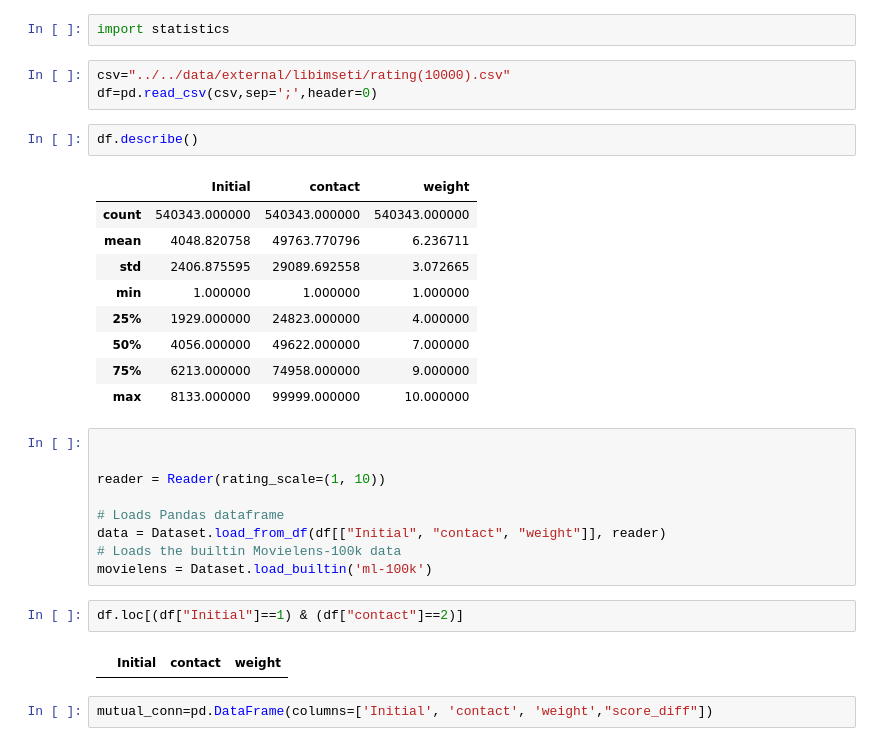
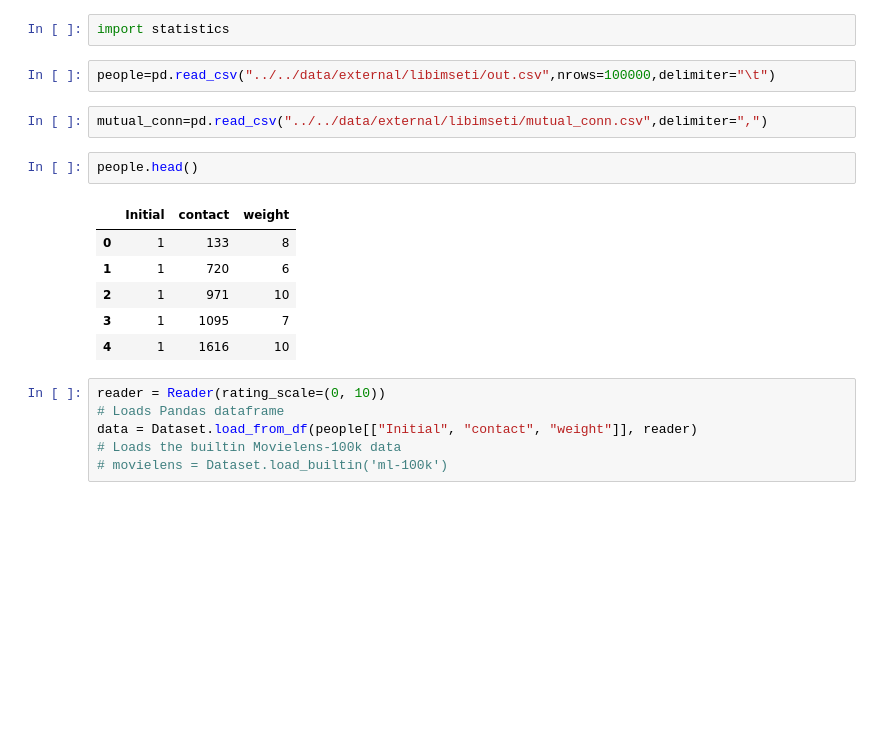
Before and after one commit to IskandaF/teamlab, a Jupyter notebook: notebooks/experiments/surprise.ipynb, the cells around one changed output. Drawn from its saved outputs; the diff is of its cells as text; blank space fills up the shorter version.

```diff
--- a/notebooks/experiments/surprise.ipynb
+++ b/notebooks/experiments/surprise.ipynb
@@ -4,33 +4,22 @@ from surprise import Dataset
 from surprise import Reader
 # %%
 import statistics
-# %%
-csv="../../data/external/libimseti/rating(10000).csv"
-df=pd.read_csv(csv,sep=';',header=0)
-# %%
-df.describe()
-# %% [output]
-|  | Initial | contact | weight |
-| count | 540343.000000 | 540343.000000 | 540343.000000 |
-| mean | 4048.820758 | 49763.770796 | 6.236711 |
-| std | 2406.875595 | 29089.692558 | 3.072665 |
-| min | 1.000000 | 1.000000 | 1.000000 |
-| 25% | 1929.000000 | 24823.000000 | 4.000000 |
-| 50% | 4056.000000 | 49622.000000 | 7.000000 |
-| 75% | 6213.000000 | 74958.000000 | 9.000000 |
-| max | 8133.000000 | 99999.000000 | 10.000000 |
+# %%
+people=pd.read_csv("../../data/external/libimseti/out.csv",nrows=100000,delimiter="\t")
+# %%
+mutual_conn=pd.read_csv("../../data/external/libimseti/mutual_conn.csv",delimiter=",")
+# %%
+people.head()
+# %% [output]
+|  | Initial | contact | weight |
+| 0 | 1 | 133 | 8 |
+| 1 | 1 | 720 | 6 |
+| 2 | 1 | 971 | 10 |
+| 3 | 1 | 1095 | 7 |
+| 4 | 1 | 1616 | 10 |
 # %%
-
-
-reader = Reader(rating_scale=(1, 10))
-
+reader = Reader(rating_scale=(0, 10))
 # Loads Pandas dataframe
-data = Dataset.load_from_df(df[["Initial", "contact", "weight"]], reader)
+data = Dataset.load_from_df(people[["Initial", "contact", "weight"]], reader)
 # Loads the builtin Movielens-100k data
-movielens = Dataset.load_builtin('ml-100k')
+# movielens = Dataset.load_builtin('ml-100k')
-# %%
-df.loc[(df["Initial"]==1) & (df["contact"]==2)]
-# %% [output]
-|  | Initial | contact | weight |
-# %%
-mutual_conn=pd.DataFrame(columns=['Initial', 'contact', 'weight',"score_diff"])
```
Also changed, not shown: parts of 20 cells of this notebook, 3 other files.
